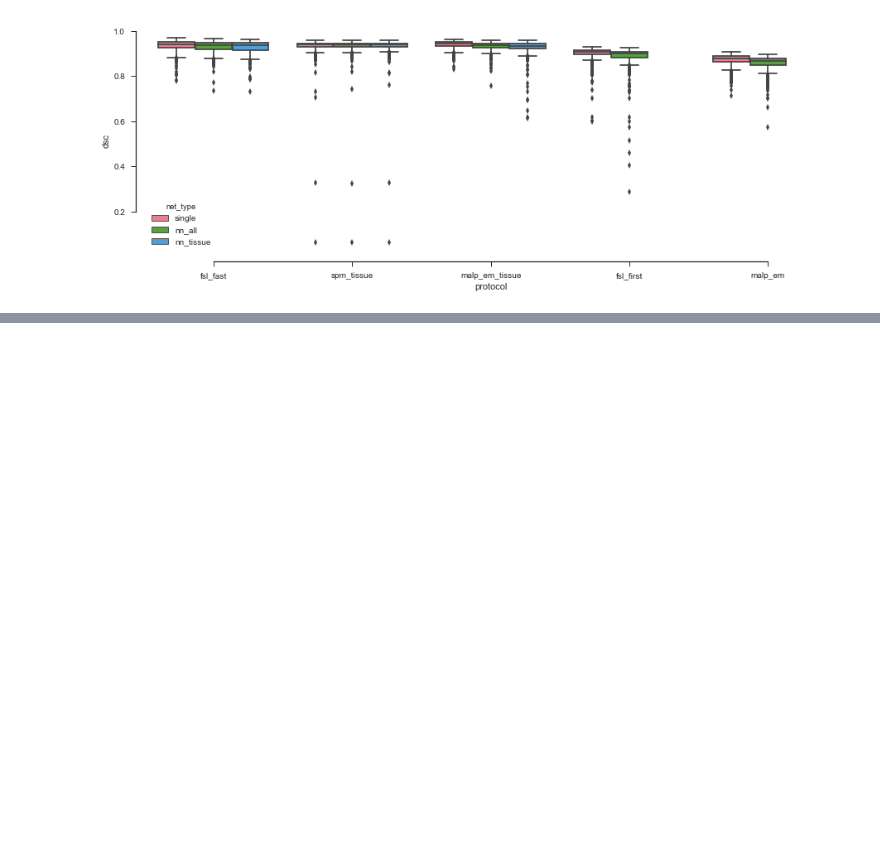
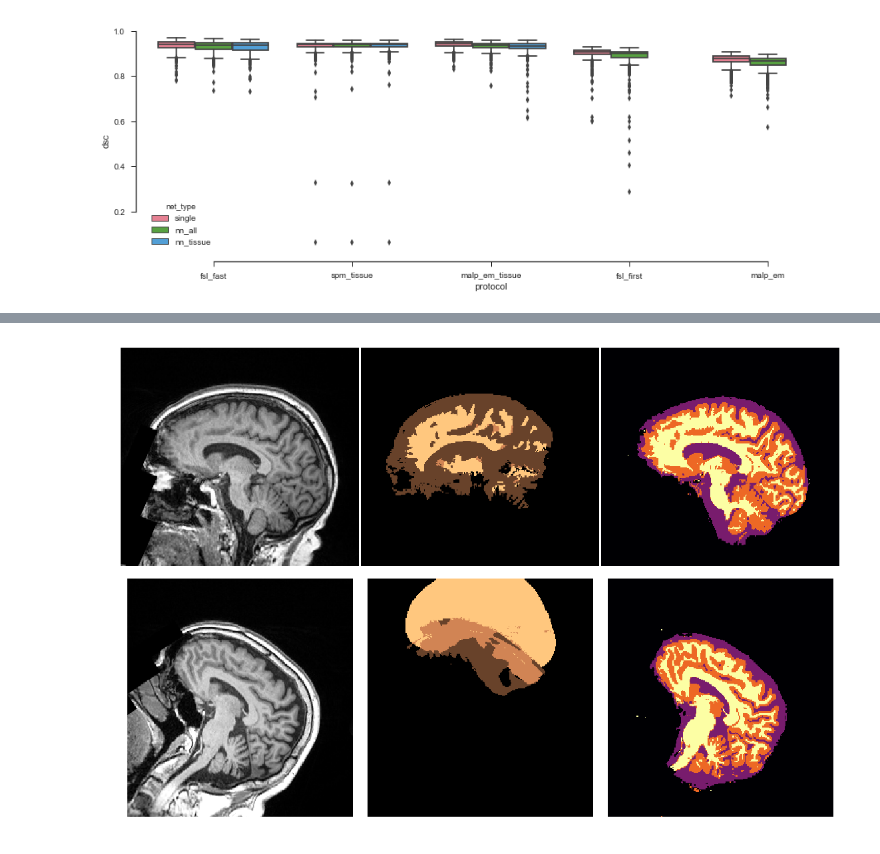
Before and after one commit to DLTK/models, a Jupyter notebook: neuronet_brain_segmentation_ukbb/eval.ipynb, the cells around one changed output, grey strips where cells are left out. Saved outputs shown, nothing was run; the diff lists cells and outputs as text; code cells hidden in the pictures; blank space fills up the shorter version.

Commit message:
upd: clean iypnbs, add: figures

```diff
--- a/neuronet_brain_segmentation_ukbb/eval.ipynb
+++ b/neuronet_brain_segmentation_ukbb/eval.ipynb
@@ -313,0 +297,61 @@ sns.despine(offset=10, trim=True)
+# %%
+import SimpleITK as sitk
+
+base_path = '/vol/biobank/12579/brain/images/'
+
+img_fn = os.path.join(base_path, '5794747/T1.nii.gz')
+lbl_fn = os.path.join(base_path, '5794747/T1_brain_seg_spm.nii.gz')
+seg_fn = '/vol/biomedic2/mrajchl/data/neuronet/out/spm_tissue/0/5794747/spm_tissue.nii.gz'
+img1 = sitk.GetArrayFromImage(sitk.ReadImage(img_fn))
+lbl1 = sitk.GetArrayFromImage(sitk.ReadImage(lbl_fn))
+seg1 = sitk.GetArrayFromImage(sitk.ReadImage(seg_fn))
+
+img_fn = os.path.join(base_path, '5893907/T1.nii.gz')
+lbl_fn = os.path.join(base_path, '5893907/T1_brain_seg_spm.nii.gz')
+seg_fn = '/vol/biomedic2/mrajchl/data/neuronet/out/spm_tissue/0/5893907/spm_tissue.nii.gz'
+img2 = sitk.GetArrayFromImage(sitk.ReadImage(img_fn))
+lbl2 = sitk.GetArrayFromImage(sitk.ReadImage(lbl_fn))
+seg2 = sitk.GetArrayFromImage(sitk.ReadImage(seg_fn))
+
+fsl_first = map_labels(fsl_first, 'fsl_first')
+
+my_aspect = 'equal'
+plt.figure(figsize=(15,10))
+
+z_slice = 120
+
+plt.subplot(2, 3, 1, aspect=my_aspect);
+plt.imshow(np.squeeze(img1[::-1,::-1,78]), vmin=0, vmax=2000, cmap=plt.cm.Greys_r);
+plt.axis('off');
+
+plt.subplot(2, 3, 2, aspect=my_aspect);
+plt.imshow(np.squeeze(lbl1[::-1,::-1,78]),  cmap=plt.cm.copper);
+plt.axis('off');
+
+plt.subplot(2, 3, 3, aspect=my_aspect);
+plt.imshow(np.squeeze(seg1[::-1,::-1,78]),  cmap=plt.cm.inferno);
+plt.axis('off');
+
+plt.subplot(2, 3, 4, aspect=my_aspect);
+plt.imshow(np.squeeze(img2[::-1,::-1,83]), vmin=0, vmax=2000, cmap=plt.cm.Greys_r);
+plt.axis('off');
+
+plt.subplot(2, 3, 5, aspect=my_aspect);
+plt.imshow(np.squeeze(lbl2[::-1,::-1,83]),  cmap=plt.cm.copper);
+plt.axis('off');
+
+plt.subplot(2, 3, 6, aspect=my_aspect);
+plt.imshow(np.squeeze(seg2[::-1,::-1,83]),  cmap=plt.cm.inferno);
+plt.axis('off');
+# Layout
+# left  = 0.125  # the left side of the subplots of the figure
+# right = 0.9    # the right side of the subplots of the figure
+# bottom = 0.1   # the bottom of the subplots of the figure
+# top = 0.9      # the top of the subplots of the figure
+# wspace = 0.2   # the amount of width reserved for blank space between subplots
+# hspace = 0.5   # the amount of height reserved for white space between subplots
+
+plt.subplots_adjust(0,0,1,1,wspace=0.01,hspace=0.01)
+plt.savefig('./figures/fail.png', bbox_inches='tight')
+# %% [output]
+[figure, added]
```
Also changed, not shown: parts of 5 cells of this notebook, 6 other files.
